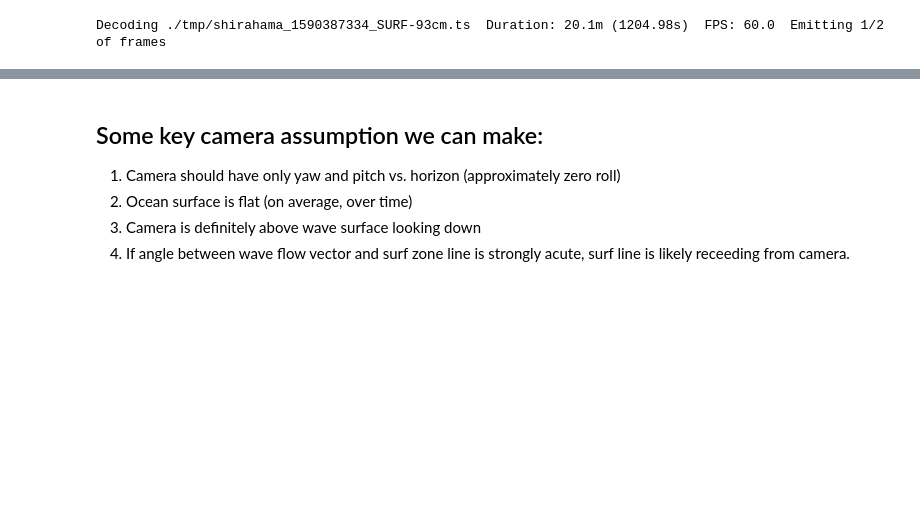
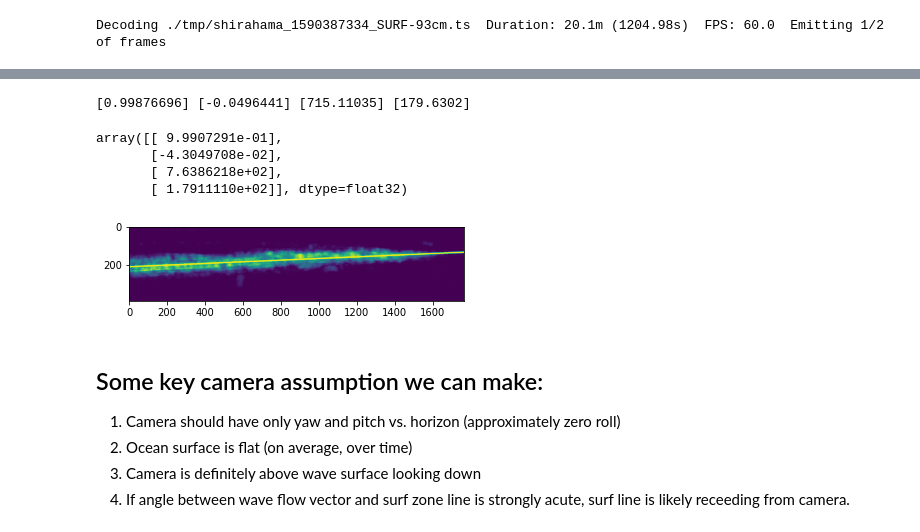
Before and after one commit to sjobeek/surfbreak, a Jupyter notebook: 03_perspective_transform.ipynb, the cells around one changed output, grey strips where cells are left out. Cells and saved outputs as stored; diff of their text form; code cells hidden in the pictures; blank space fills up the shorter version.

Commit message:
surfzone line-fit done

```diff
--- a/03_perspective_transform.ipynb
+++ b/03_perspective_transform.ipynb
@@ -128,0 +139,3 @@ plt.gca().imshow(trimmed_mag, alpha=0.4)
+# %%
+high_idx_array = np.dstack(high_indicies)[0][:,::-1]
+high_idx_array
@@ -129,3 +150,42 @@ plt.gca().imshow(trimmed_mag, alpha=0.4)
+# %%
+# https://docs.opencv.org/2.4/modules/imgproc/doc/structural_analysis_and_shape_descriptors.html?highlight=fitline#fitline
+line_def = cv2.fitLine(high_idx_array, 1, 0, 1, 0.1)
+# Y is down, X is to right in image space
+vx, vy, x0, y0 = line_def
+print (vx, vy, x0, y0)
+# %% [output]
+[0.99876696] [-0.0496441] [715.11035] [179.6302]
+# %%
+#export
+def fit_line(heatmap, plot=False):
+
+    high_indicies = np.where(heatmap > heatmap.mean())
+
+    high_idx_array = np.dstack(high_indicies)[0][:,::-1]
+
+    line_def = cv2.fitLine(high_idx_array, 1, 0, 1, 0.1)
+    # Y is down, X is to right in image space
+    vx, vy, x0, y0 = line_def
+    if plot:
+        ylen_left  = 1000
+        ylen_right = 1000
+        x1 = x0 - vx*ylen_left;
+        y1 = y0 - vy*ylen_left;
+        x2 = x0 + vx*ylen_right
+        y2 = y0 + vy*ylen_right
+
+        img = cv2.line(heatmap.copy(), (x1, y1), (x2, y2), .5, thickness=8)
+        plt.imshow(img, )
+
+    return line_def
+# %%
+fit_line(trimmed_mag, plot=True)
+# %% [output]
+array([[ 9.9907291e-01],
+       [-4.3049708e-02],
+       [ 7.6386218e+02],
+       [ 1.7911110e+02]], dtype=float32)
+[figure, added]
 # %% [markdown]
 ## Some key camera  assumption we can make:
 1. Camera should have only yaw and pitch vs. horizon (approximately zero roll)
```
Also changed, not shown: parts of 4 cells of this notebook, 1 other file.
